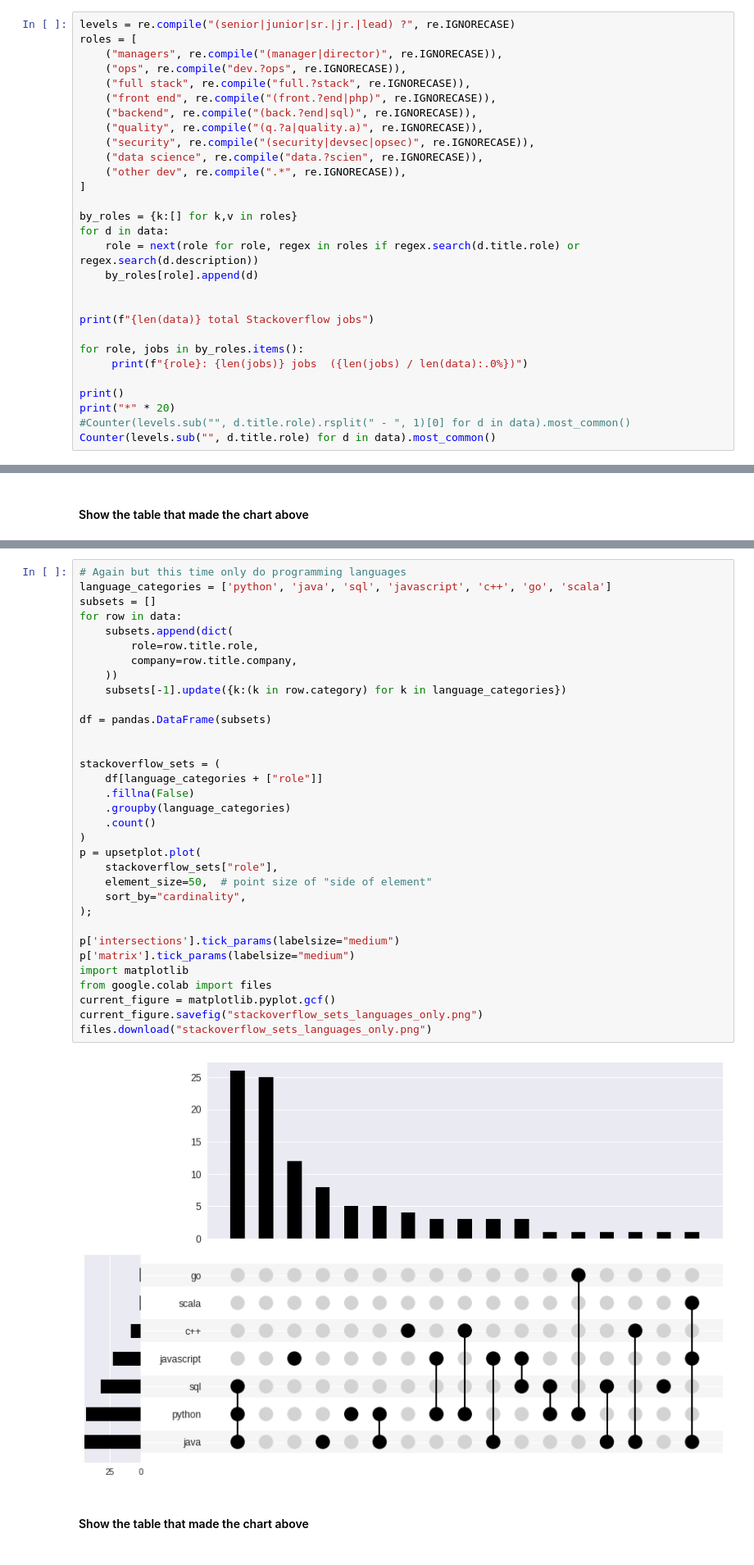
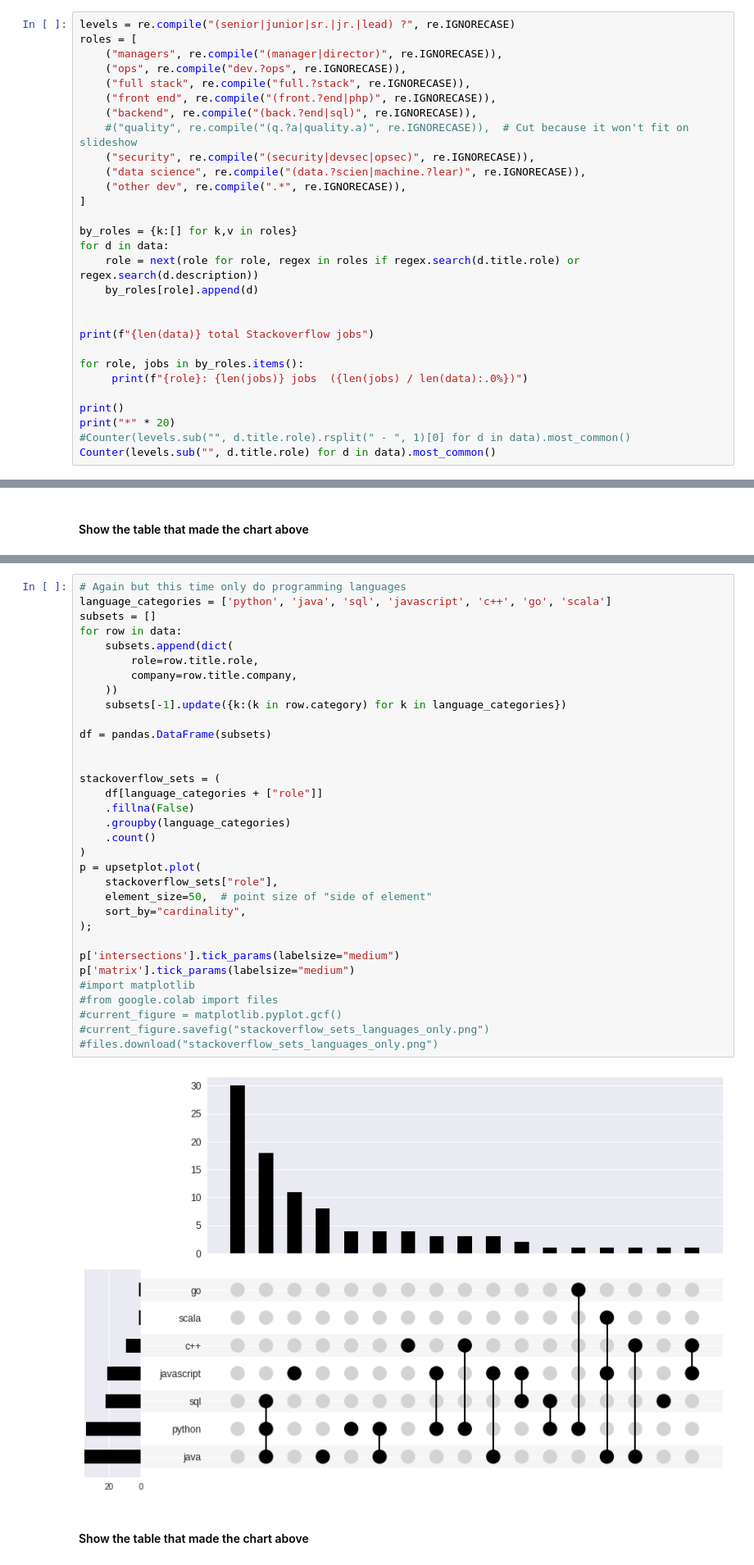
Before and after one commit to tanyaschlusser/py-kind-of-town, a Jupyter notebook: GitHub_and_SO_Jobs.ipynb, the cells around one changed output, grey strips where cells are left out. Shown at 82% size. Saved outputs shown, nothing was run; the diff lists cells and outputs as text.

```diff
--- a/GitHub_and_SO_Jobs.ipynb
+++ b/GitHub_and_SO_Jobs.ipynb
@@ -149,9 +149,9 @@ roles = [
     ("full stack", re.compile("full.?stack", re.IGNORECASE)),
     ("front end", re.compile("(front.?end|php)", re.IGNORECASE)),
     ("backend", re.compile("(back.?end|sql)", re.IGNORECASE)),
-    ("quality", re.compile("(q.?a|quality.a)", re.IGNORECASE)),
+    #("quality", re.compile("(q.?a|quality.a)", re.IGNORECASE)),  # Cut because it won't fit on slideshow
     ("security", re.compile("(security|devsec|opsec)", re.IGNORECASE)),
-    ("data science", re.compile("data.?scien", re.IGNORECASE)),
+    ("data science", re.compile("(data.?scien|machine.?lear)", re.IGNORECASE)),
     ("other dev", re.compile(".*", re.IGNORECASE)),
 ]
 
@@ -275,38 +274,38 @@ Name: role, dtype: int64
 # %%
 # Again but this time only do programming languages
 language_categories = ['python', 'java', 'sql', 'javascript', 'c++', 'go', 'scala']
 subsets = []
 for row in data:
     subsets.append(dict(
         role=row.title.role,
         company=row.title.company,
     ))
     subsets[-1].update({k:(k in row.category) for k in language_categories})
 
 df = pandas.DataFrame(subsets)
 
 
 stackoverflow_sets = (
     df[language_categories + ["role"]]
     .fillna(False)
     .groupby(language_categories)
     .count()
 )
 p = upsetplot.plot(
     stackoverflow_sets["role"],
     element_size=50,  # point size of "side of element"
     sort_by="cardinality",
 );
 
 p['intersections'].tick_params(labelsize="medium")
 p['matrix'].tick_params(labelsize="medium")
-import matplotlib
-from google.colab import files
-current_figure = matplotlib.pyplot.gcf()
-current_figure.savefig("stackoverflow_sets_languages_only.png")
-files.download("stackoverflow_sets_languages_only.png")
+#import matplotlib
+#from google.colab import files
+#current_figure = matplotlib.pyplot.gcf()
+#current_figure.savefig("stackoverflow_sets_languages_only.png")
+#files.download("stackoverflow_sets_languages_only.png")
 # %% [output]
-[figure, old version]
+[figure, new version]
 # %% [markdown]
 #### Show the table that made the chart above
 # %%
```
Also changed, not shown: parts of 12 cells of this notebook, 2 other files.
